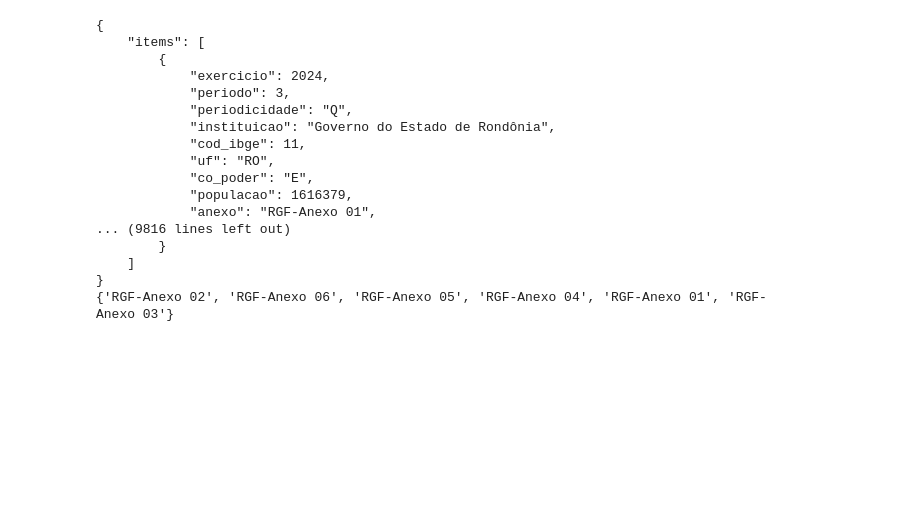
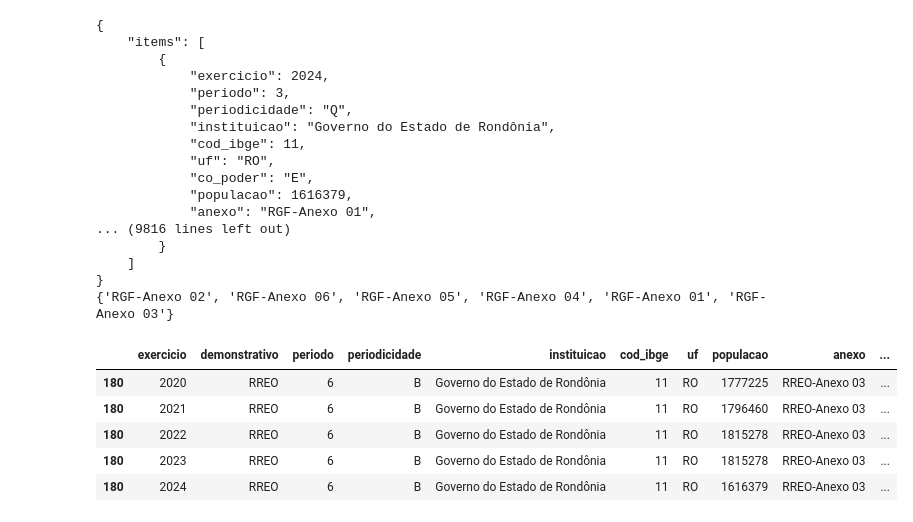
Before and after one commit to PedroJRod/api_siconfi, a Jupyter notebook: notebook.ipynb, the cells around one changed output. Cells and saved outputs as stored; diff of their text form; code cells hidden in the pictures; blank space fills up the shorter version.

```diff
--- a/notebook.ipynb
+++ b/notebook.ipynb
@@ -173,3 +192,29 @@ print(valores)
     ]
 }
 {'RGF-Anexo 02', 'RGF-Anexo 06', 'RGF-Anexo 05', 'RGF-Anexo 04', 'RGF-Anexo 01', 'RGF-Anexo 03'}
+# %%
+an_exercicio = ["2020","2021","2022","2023","2024"]
+nr_periodo = "6" #Bimestre de referência do relatório dentro de um exercício.
+co_tipo_demonstrativo = "RREO"
+no_anexo = 'RREO-Anexo 03' #'RREO-Anexo 13', 'RREO-Anexo 04', 'RREO-Anexo 11', 'RREO-Anexo 09', 'RREO-Anexo 02', 'RREO-Anexo 07', 'RREO-Anexo 03', 'RREO-Anexo 14', 'RREO-Anexo 06', 'RREO-Anexo 10 - RPPS', 'RREO-Anexo 01'
+id_ente = "11" #Código IBGE do Ente.
+
+df = pd.DataFrame()
+
+for i in an_exercicio:
+    dados = RREO(i, nr_periodo, co_tipo_demonstrativo, no_anexo, id_ente)
+    dados = pd.DataFrame(dados['items'])
+    df = pd.concat([df, dados[(dados['conta']=='Transferências Correntes''') & (dados['coluna']=='TOTAL (ÚLTIMOS 12 MESES)')]])
+    df = pd.concat([df, dados[(dados['conta']=='Transferências Correntes''') & (dados['coluna']=='PREVISÃO ATUALIZADA 2024')]])
+
+#filtro = dados[(dados['conta']=='Transferências Correntes') & (dados['coluna']=='TOTAL (ÚLTIMOS 12 MESES)')]
+#filtro['valor'].head(20)
+
+df.head(5)
+# %% [output]
+|  | exercicio | demonstrativo | periodo | periodicidade | instituicao | cod_ibge | uf | populacao | anexo | ... |
+| 180 | 2020 | RREO | 6 | B | Governo do Estado de Rondônia | 11 | RO | 1777225 | RREO-Anexo 03 | ... |
+| 180 | 2021 | RREO | 6 | B | Governo do Estado de Rondônia | 11 | RO | 1796460 | RREO-Anexo 03 | ... |
+| 180 | 2022 | RREO | 6 | B | Governo do Estado de Rondônia | 11 | RO | 1815278 | RREO-Anexo 03 | ... |
+| 180 | 2023 | RREO | 6 | B | Governo do Estado de Rondônia | 11 | RO | 1815278 | RREO-Anexo 03 | ... |
+| 180 | 2024 | RREO | 6 | B | Governo do Estado de Rondônia | 11 | RO | 1616379 | RREO-Anexo 03 | ... |
```
Also changed, not shown: parts of 9 cells of this notebook, 2 other files.
